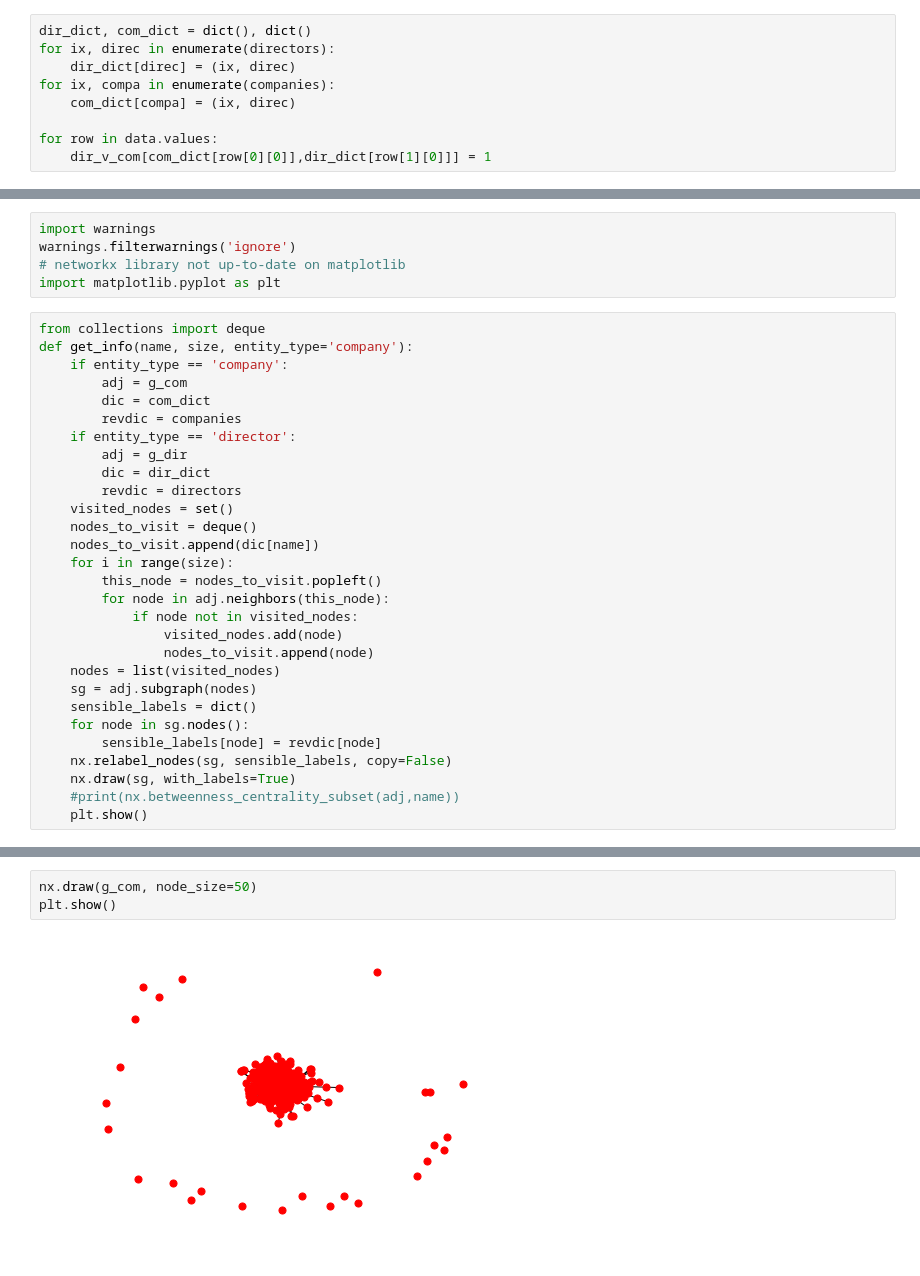
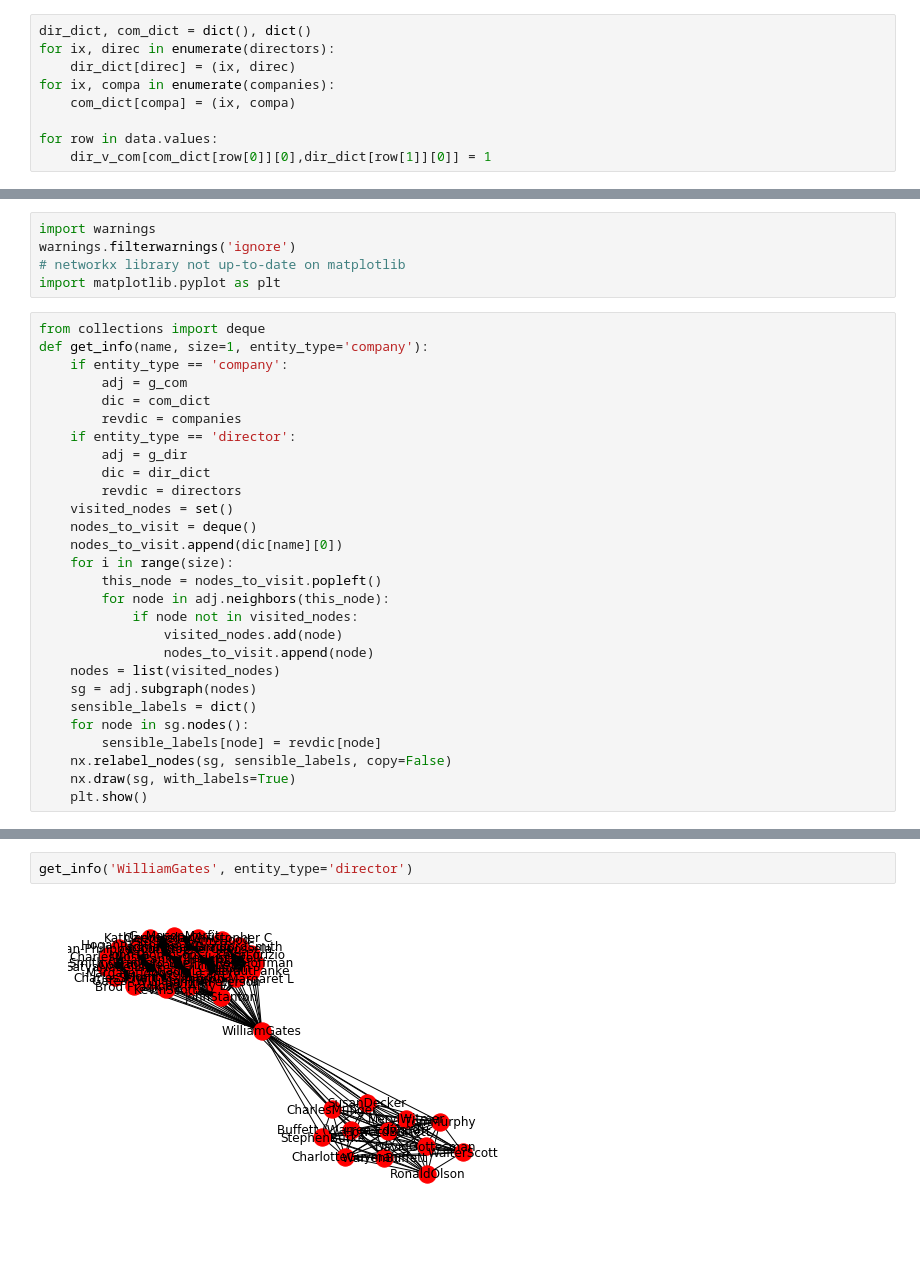
Before and after one commit to cwivagg/s_and_p, a Jupyter notebook: network_analysis.ipynb, the cells around one changed output, grey strips where cells are left out. Cells and saved outputs as stored; diff of their text form.

```diff
--- a/network_analysis.ipynb
+++ b/network_analysis.ipynb
@@ -19,10 +19,10 @@ dir_dict, com_dict = dict(), dict()
 for ix, direc in enumerate(directors):
     dir_dict[direc] = (ix, direc)
 for ix, compa in enumerate(companies):
-    com_dict[compa] = (ix, direc)
+    com_dict[compa] = (ix, compa)
 
 for row in data.values:
-    dir_v_com[com_dict[row[0][0]],dir_dict[row[1][0]]] = 1
+    dir_v_com[com_dict[row[0]][0],dir_dict[row[1]][0]] = 1
 # %%
 import networkx as nx
 import joblib
@@ -45,7 +41,7 @@ warnings.filterwarnings('ignore')
 import matplotlib.pyplot as plt
 # %%
 from collections import deque
-def get_info(name, size, entity_type='company'):
+def get_info(name, size=1, entity_type='company'):
     if entity_type == 'company':
         adj = g_com
         dic = com_dict
@@ -56,7 +52,7 @@ def get_info(name, size, entity_type='company'):
         revdic = directors
     visited_nodes = set()
     nodes_to_visit = deque()
-    nodes_to_visit.append(dic[name])
+    nodes_to_visit.append(dic[name][0])
     for i in range(size):
         this_node = nodes_to_visit.popleft()
         for node in adj.neighbors(this_node):
@@ -70,5 +66,4 @@ def get_info(name, size, entity_type='company'):
         sensible_labels[node] = revdic[node]
     nx.relabel_nodes(sg, sensible_labels, copy=False)
     nx.draw(sg, with_labels=True)
-    #print(nx.betweenness_centrality_subset(adj,name))
     plt.show()
@@ -94,5 +70,4 @@ plt.show()
-# %%
-nx.draw(g_com, node_size=50)
-plt.show()
-# %% [output]
-[figure, removed]
+# %%
+get_info('WilliamGates', entity_type='director')
+# %% [output]
+[figure, added]
```
Also changed, not shown: parts of 14 cells of this notebook, 7 other files.
